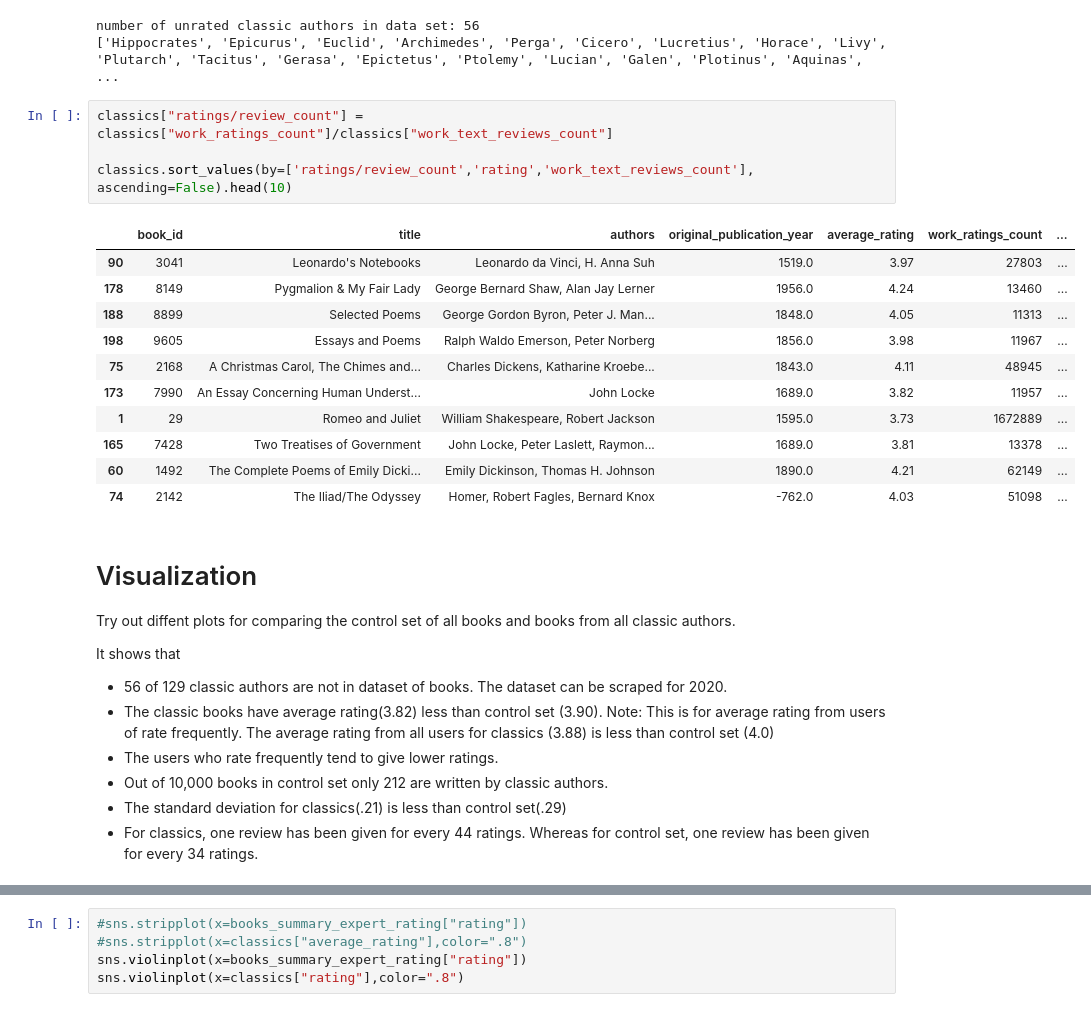
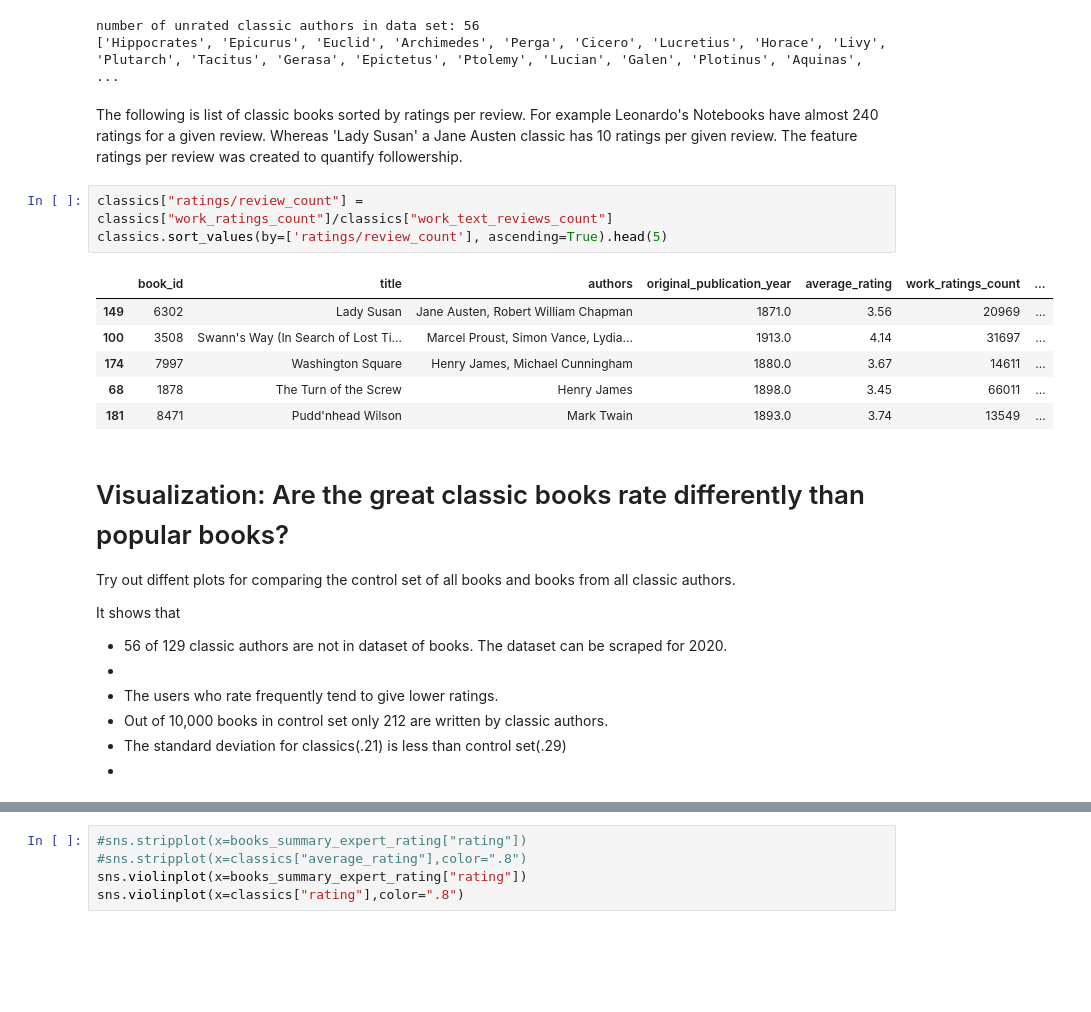
Before and after one commit to kross11480/courses, a Jupyter notebook: goodreads/books_analysis.ipynb, the cells around one changed output, grey strips where cells are left out. Saved outputs shown, nothing was run; the diff lists cells and outputs as text; blank space fills up the shorter version.

Commit message:
docs: update notebook and readme for better readability

```diff
--- a/goodreads/books_analysis.ipynb
+++ b/goodreads/books_analysis.ipynb
@@ -268,33 +300,30 @@ print (unrated_classic_authors)
 # %% [output]
 number of unrated classic authors in data set: 56
 ['Hippocrates', 'Epicurus', 'Euclid', 'Archimedes', 'Perga', 'Cicero', 'Lucretius', 'Horace', 'Livy', 'Plutarch', 'Tacitus', 'Gerasa', 'Epictetus', 'Ptolemy', 'Lucian', 'Galen', 'Plotinus', 'Aquinas', ...
+# %% [markdown]
+The following is list of classic books sorted by ratings per review. For example Leonardo's Notebooks have almost 240 ratings for a given review. Whereas 'Lady Susan' a Jane Austen classic has 10 ratings per given review. The feature ratings per review was created to quantify followership.
 # %%
 classics["ratings/review_count"] = classics["work_ratings_count"]/classics["work_text_reviews_count"]
-
-classics.sort_values(by=['ratings/review_count','rating','work_text_reviews_count'], ascending=False).head(10)
+classics.sort_values(by=['ratings/review_count'], ascending=True).head(5)
 # %% [output]
 |  | book_id | title | authors | original_publication_year | average_rating | work_ratings_count | ... |
-| 90 | 3041 | Leonardo's Notebooks | Leonardo da Vinci, H. Anna Suh | 1519.0 | 3.97 | 27803 | ... |
-| 178 | 8149 | Pygmalion & My Fair Lady | George Bernard Shaw, Alan Jay Lerner | 1956.0 | 4.24 | 13460 | ... |
-| 188 | 8899 | Selected Poems | George Gordon Byron, Peter J. Man... | 1848.0 | 4.05 | 11313 | ... |
-| 198 | 9605 | Essays and Poems | Ralph Waldo Emerson, Peter Norberg | 1856.0 | 3.98 | 11967 | ... |
-| 75 | 2168 | A Christmas Carol, The Chimes and... | Charles Dickens, Katharine Kroebe... | 1843.0 | 4.11 | 48945 | ... |
-| 173 | 7990 | An Essay Concerning Human Underst... | John Locke | 1689.0 | 3.82 | 11957 | ... |
-| 1 | 29 | Romeo and Juliet | William Shakespeare, Robert Jackson | 1595.0 | 3.73 | 1672889 | ... |
-| 165 | 7428 | Two Treatises of Government | John Locke, Peter Laslett, Raymon... | 1689.0 | 3.81 | 13378 | ... |
-| 60 | 1492 | The Complete Poems of Emily Dicki... | Emily Dickinson, Thomas H. Johnson | 1890.0 | 4.21 | 62149 | ... |
-| 74 | 2142 | The Iliad/The Odyssey | Homer, Robert Fagles, Bernard Knox | -762.0 | 4.03 | 51098 | ... |
+| 149 | 6302 | Lady Susan | Jane Austen, Robert William Chapman | 1871.0 | 3.56 | 20969 | ... |
+| 100 | 3508 | Swann's Way (In Search of Lost Ti... | Marcel Proust, Simon Vance, Lydia... | 1913.0 | 4.14 | 31697 | ... |
+| 174 | 7997 | Washington Square | Henry James, Michael Cunningham | 1880.0 | 3.67 | 14611 | ... |
+| 68 | 1878 | The Turn of the Screw | Henry James | 1898.0 | 3.45 | 66011 | ... |
+| 181 | 8471 | Pudd'nhead Wilson | Mark Twain | 1893.0 | 3.74 | 13549 | ... |
 # %% [markdown]
-# Visualization
+# Visualization: Are the great classic books rate differently than popular books?
+
 Try out diffent plots for comparing the control set of all books and books from all classic authors.
 
 It shows that
 - 56 of 129 classic authors are not in dataset of books. The dataset can be scraped for 2020.
-- The classic books have average rating(3.82) less than control set (3.90). Note: This is for average rating from users of rate frequently. The average rating from all users for classics (3.88) is less than control set (4.0)
+-
 - The users who rate frequently tend to give lower ratings.
 - Out of 10,000 books in control set only 212 are written by classic authors.
 - The standard deviation for classics(.21) is less than control set(.29)
-- For classics, one review has been given for every 44 ratings. Whereas for control set, one review has been given for every 34 ratings.
+-
 # %%
 #t.violinplot(column=['average_rating', 'rating'])
 sns.distplot(classics["ratings/review_count"], kde=False,rug=False)
```
Also changed, not shown: parts of 54 cells of this notebook.
